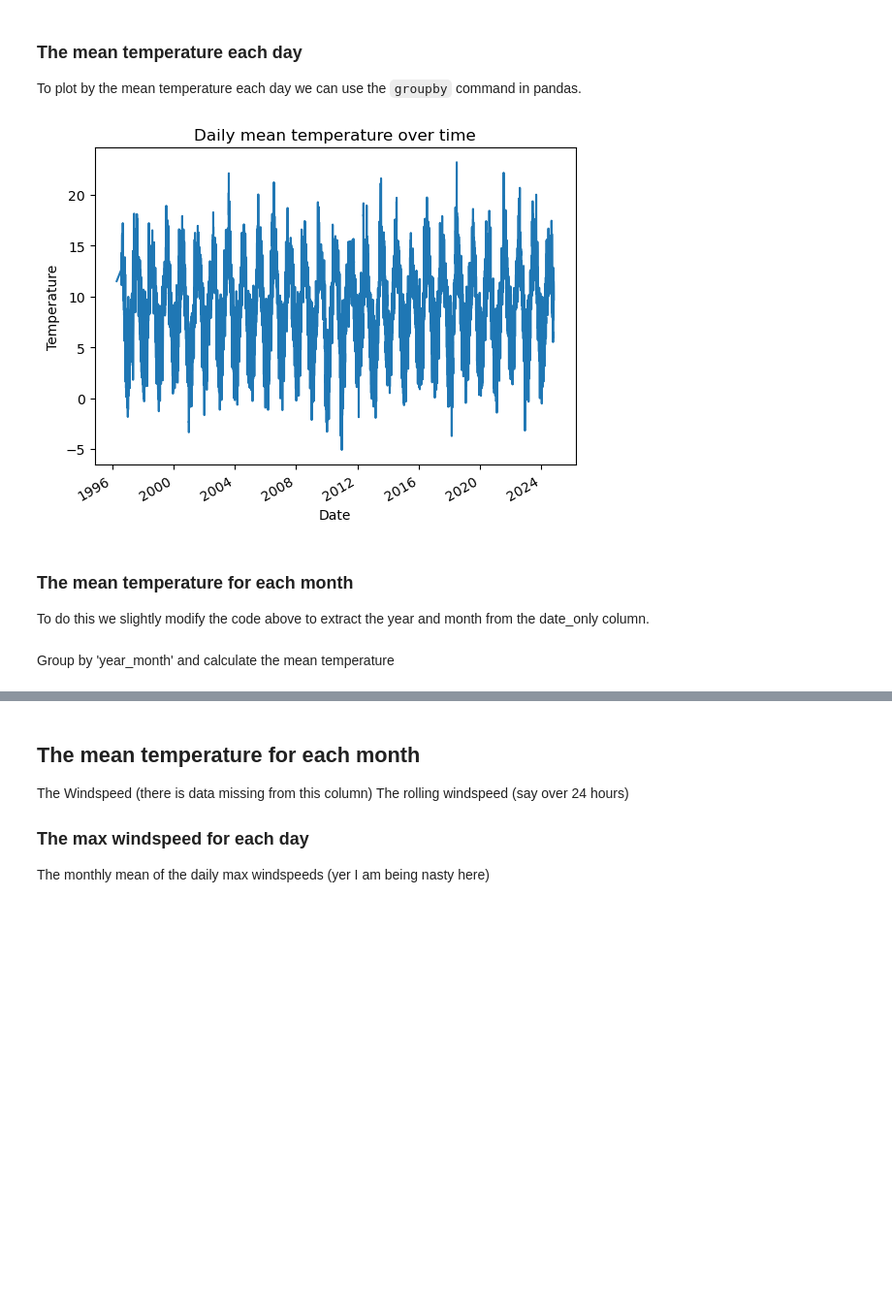
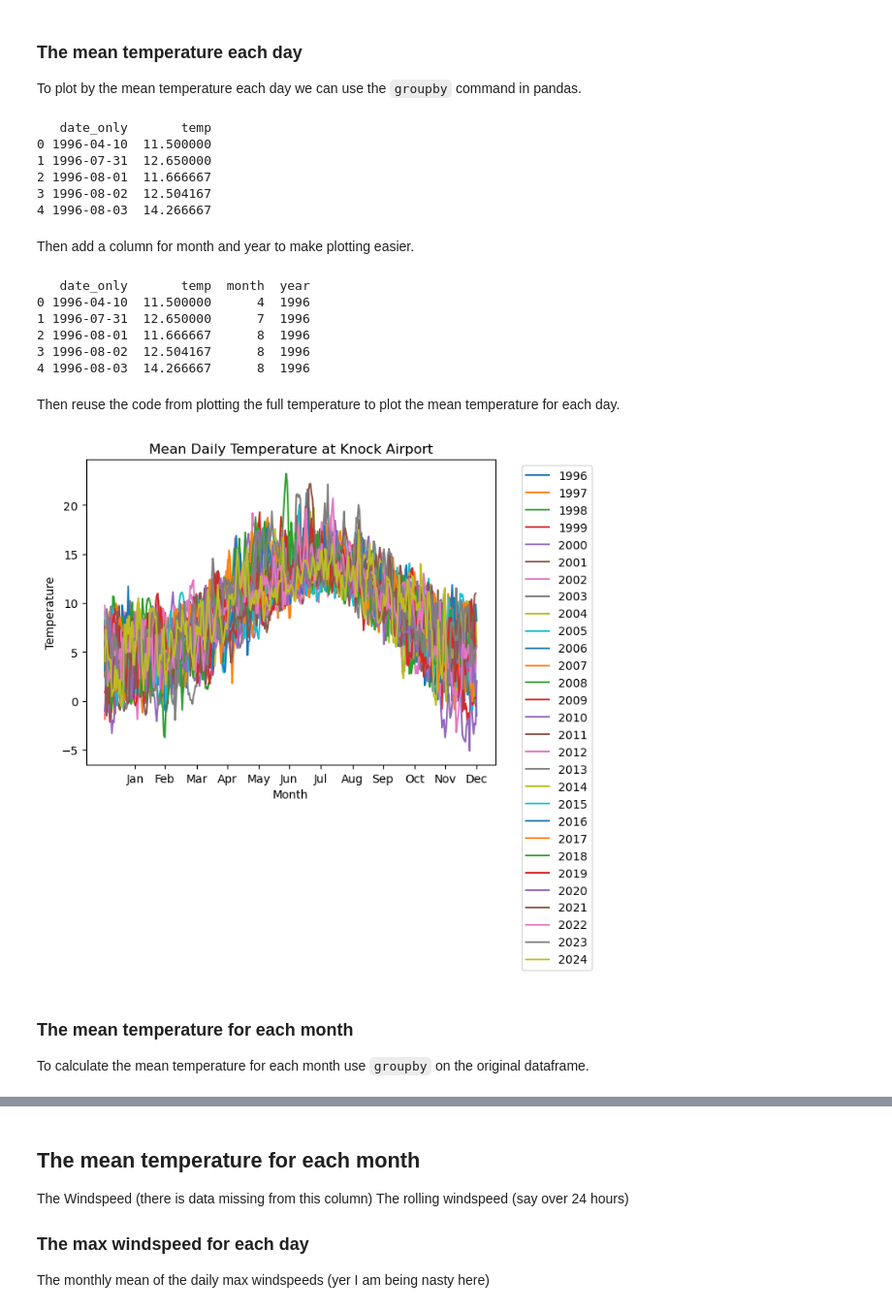
Before and after one commit to kknb1982/pfda, a Jupyter notebook: assignments/assignment_6_Weather.ipynb, the cells around one changed output, grey strips where cells are left out. Shown: that part at 97% size. Cells and saved outputs as stored; diff of their text form; code cells hidden in the pictures; blank space fills up the shorter version.

```diff
--- a/assignments/assignment_6_Weather.ipynb
+++ b/assignments/assignment_6_Weather.ipynb
@@ -79,18 +86,56 @@ plt.show()
 ### The mean temperature each day
 To plot by the mean temperature each day we can use the `groupby` command in pandas.
 # %%
-daily_mean_temp = df.groupby('date_only')['temp'].mean()
+daily_mean_temp = df.groupby('date_only')['temp'].mean().reset_index('date_only')
+print(daily_mean_temp.head())
+# %% [output]
+   date_only       temp
+0 1996-04-10  11.500000
+1 1996-07-31  12.650000
+2 1996-08-01  11.666667
+3 1996-08-02  12.504167
+4 1996-08-03  14.266667
-# %%
-import matplotlib.pyplot as plt
-
-daily_mean_temp.plot(kind='line')
-plt.title('Daily mean temperature over time')
-plt.xlabel('Date')
-plt.ylabel('Temperature')
-plt.show()
-# %% [output]
-[figure, removed]
+# %% [markdown]
+Then add a column for month and year to make plotting easier.
+# %%
+daily_mean_temp['month'] = daily_mean_temp['date_only'].dt.month
+daily_mean_temp['year'] = daily_mean_temp['date_only'].dt.year
+print(daily_mean_temp.head())
+# %% [output]
+   date_only       temp  month  year
+0 1996-04-10  11.500000      4  1996
+1 1996-07-31  12.650000      7  1996
+2 1996-08-01  11.666667      8  1996
+3 1996-08-02  12.504167      8  1996
+4 1996-08-03  14.266667      8  1996
+# %% [markdown]
+Then reuse the code from plotting the full temperature to plot the mean temperature for each day.
+# %%
+fig, ax = plt.subplots()
+
+# Group by year
+for year, group in daily_mean_temp.groupby('year'):
+    # Sort by date to ensure proper plotting
+    group = group.sort_values(by='date_only')
+    plt.plot(group['date_only'].dt.dayofyear, group['temp'], label=f'{year}')
+
+#Set x ticks at particular positions
+ax.set_xticks([31, 60, 91, 121, 152, 182,213,244,274,305,335,366])
+ax.set_xticklabels(['Jan', 'Feb', 'Mar', 'Apr', 'May', 'Jun', 'Jul', 'Aug', 'Sep', 'Oct', 'Nov', 'Dec'])
+
+# Set labels and title
+plt.xlabel('Month')
+plt.ylabel('Temperature')
+plt.title('Mean Daily Temperature at Knock Airport')
+
+# Add a legend outside the plot
+plt.legend(bbox_to_anchor=(1.05, 1.0), loc='upper left')
+
+# Show plot
+plt.show()
+# %% [output]
+[figure, added]
 # %% [markdown]
 ### The mean temperature for each month
 
-To do this we slightly modify the code above to extract the year and month from the date_only column.
+To calculate the mean temperature for each month use `groupby` on the original dataframe.
@@ -99,3 +142 @@ df['year_month'] = df['date_only'].dt.to_period('M')
-# %% [markdown]
-Group by 'year_month' and calculate the mean temperature
 # %%
```
Also changed, not shown: parts of 17 cells of this notebook.
